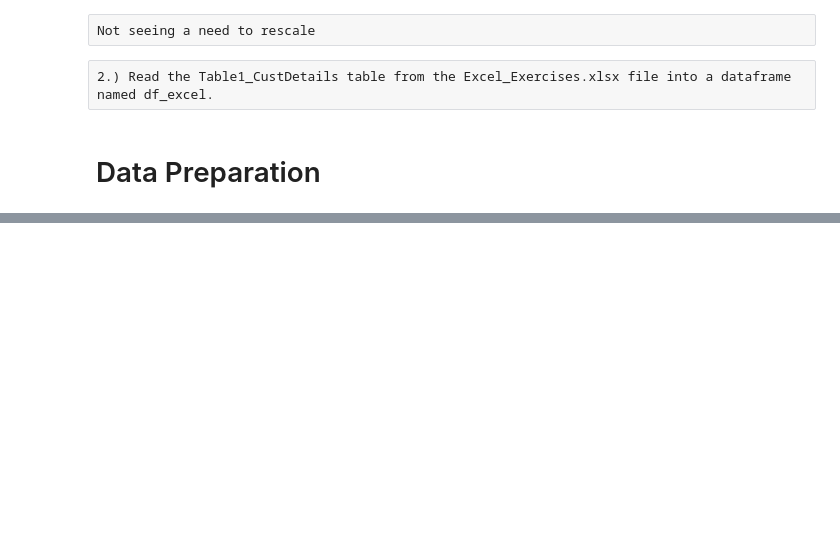
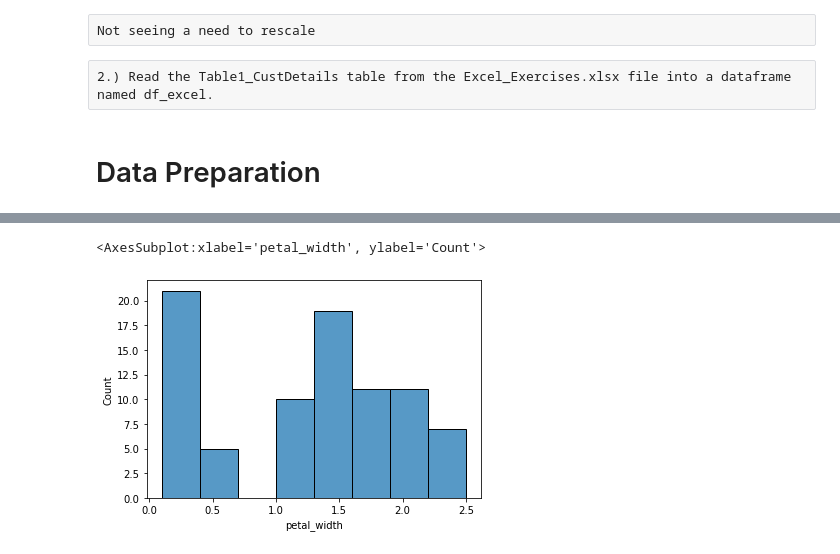
Before and after one commit to annah-vu/classification-exercises, a Jupyter notebook: classification_exercises.ipynb, the cells around one changed output, grey strips where cells are left out. Drawn from its saved outputs; the diff is of its cells as text; code cells hidden in the pictures; blank space fills up the shorter version.

```diff
--- a/classification_exercises.ipynb
+++ b/classification_exercises.ipynb
@@ -307,0 +265,5 @@ prep_iris(df)
+# %%
+sns.histplot(train.petal_width)
+# %% [output]
+<AxesSubplot:xlabel='petal_width', ylabel='Count'>
+[figure, added]
```
Also changed, not shown: parts of 75 cells of this notebook.
